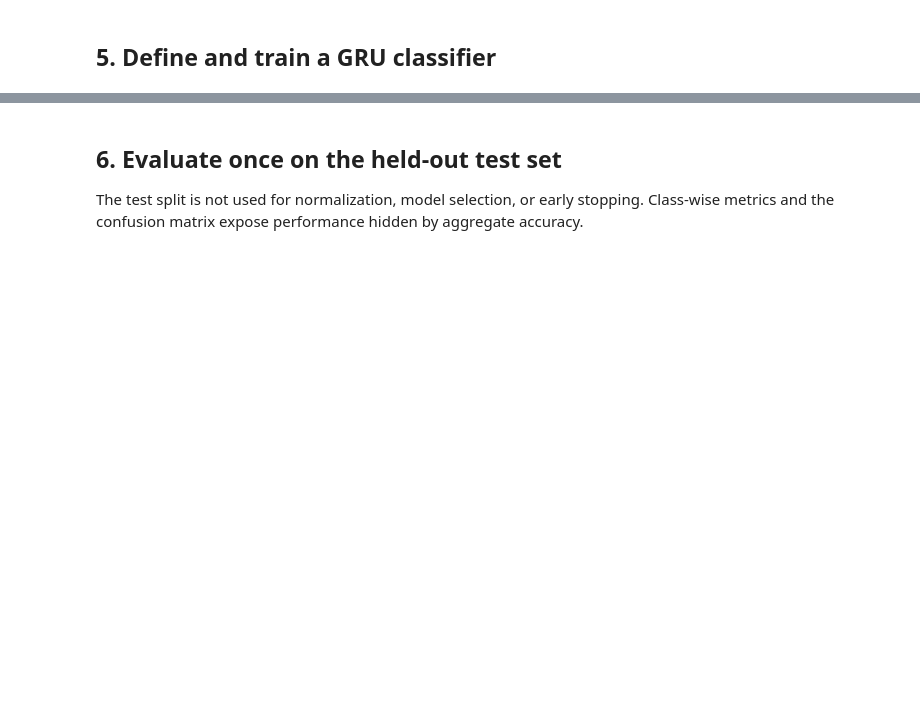
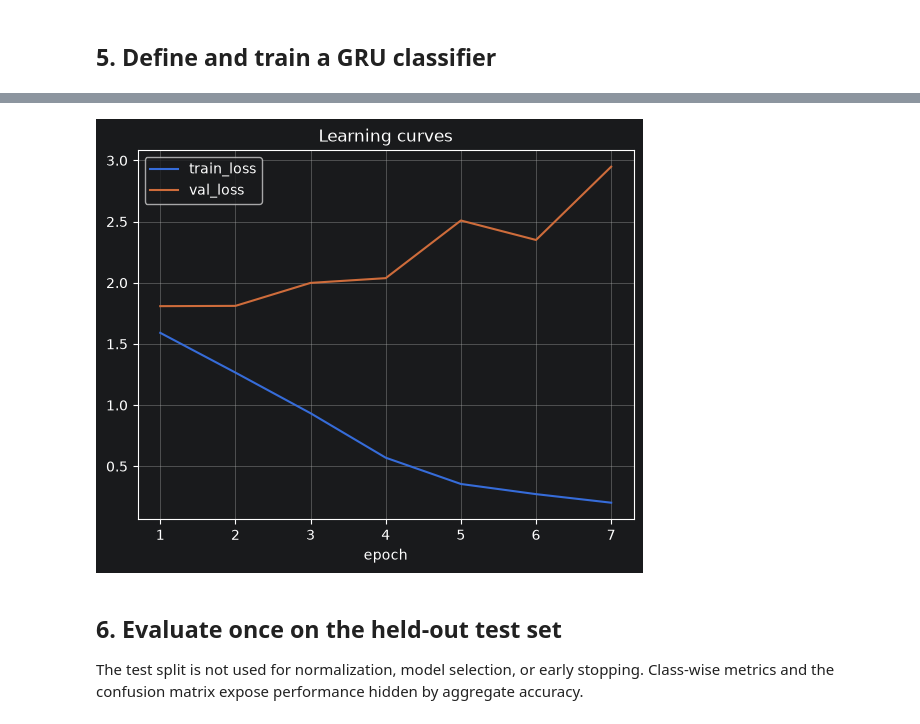
Before and after one commit to Rejn2024/Trajectory_Classification, a Jupyter notebook: notebooks/03_train_jsbsim_skill_classifier.ipynb, the cells around one changed output, grey strips where cells are left out. Drawn from its saved outputs; the diff is of its cells as text; code cells hidden in the pictures; blank space fills up the shorter version.

```diff
--- a/notebooks/03_train_jsbsim_skill_classifier.ipynb
+++ b/notebooks/03_train_jsbsim_skill_classifier.ipynb
@@ -274,0 +465,69 @@ plt.show()
+# %%
+DEVICE = 'cuda'
+
+class SkillGRU(nn.Module):
+    def __init__(self, input_dim, class_count, hidden_dim=128, layers=2, dropout=0.2):
+        super().__init__()
+        self.encoder = nn.GRU(
+            input_dim, hidden_dim, num_layers=layers, batch_first=True,
+            dropout=dropout if layers > 1 else 0.0,
+        )
+        self.dropout = nn.Dropout(dropout)
+        self.classifier = nn.Linear(hidden_dim, class_count)
+
+    def forward(self, sequence):
+        _, hidden = self.encoder(sequence)
+        return self.classifier(self.dropout(hidden[-1]))
+
+
+model = SkillGRU(len(MODEL_FEATURE_COLUMNS), len(LABELS)).to(DEVICE)
+counts = np.bincount(raw["train"]["y"], minlength=len(LABELS))
+weights = counts.sum() / (len(LABELS) * np.maximum(counts, 1))
+criterion = nn.CrossEntropyLoss(weight=torch.tensor(weights, dtype=torch.float32, device=DEVICE))
+optimizer = torch.optim.AdamW(model.parameters(), lr=1e-3, weight_decay=1e-4)
+
+
+def run_epoch(loader, training=False):
+    model.train(training)
+    total_loss = total_correct = total = 0
+    for features, target in loader:
+        features, target = features.to(DEVICE), target.to(DEVICE)
+        if training:
+            optimizer.zero_grad(set_to_none=True)
+        with torch.set_grad_enabled(training):
+            logits = model(features)
+            loss = criterion(logits, target)
+            if training:
+                loss.backward()
+                nn.utils.clip_grad_norm_(model.parameters(), 1.0)
+                optimizer.step()
+        total_loss += loss.item() * len(target)
+        total_correct += (logits.argmax(1) == target).sum().item()
+        total += len(target)
+    return {"loss": total_loss / total, "accuracy": total_correct / total}
+
+
+history, best_state, best_val_loss, stale_epochs = [], None, float("inf"), 0
+for epoch in range(1, EPOCHS + 1):
+    train_metrics = run_epoch(loaders["train"], training=True)
+    val_metrics = run_epoch(loaders["validation"])
+    history.append({"epoch": epoch, **{f"train_{k}": v for k, v in train_metrics.items()},
+                    **{f"val_{k}": v for k, v in val_metrics.items()}})
+    print(f"{epoch:02d} train loss={train_metrics['loss']:.4f} acc={train_metrics['accuracy']:.3f} "
+          f"val loss={val_metrics['loss']:.4f} acc={val_metrics['accuracy']:.3f}")
+    if val_metrics["loss"] < best_val_loss - 1e-4:
+        best_val_loss = val_metrics["loss"]
+        best_state = deepcopy(model.state_dict())
+        stale_epochs = 0
+    else:
+        stale_epochs += 1
+        if stale_epochs >= PATIENCE:
+            print("Early stopping")
+            break
+
+assert best_state is not None
+model.load_state_dict(best_state)
+history = pd.DataFrame(history)
+history.plot(x="epoch", y=["train_loss", "val_loss"], grid=True, title="Learning curves")
+plt.show()
+# %% [output]
@@ -275,3 +542,4 @@ plt.show()
+[figure, added]
 # %% [markdown]
 ## 6. Evaluate once on the held-out test set
 
```
Also changed, not shown: parts of 17 cells of this notebook.
